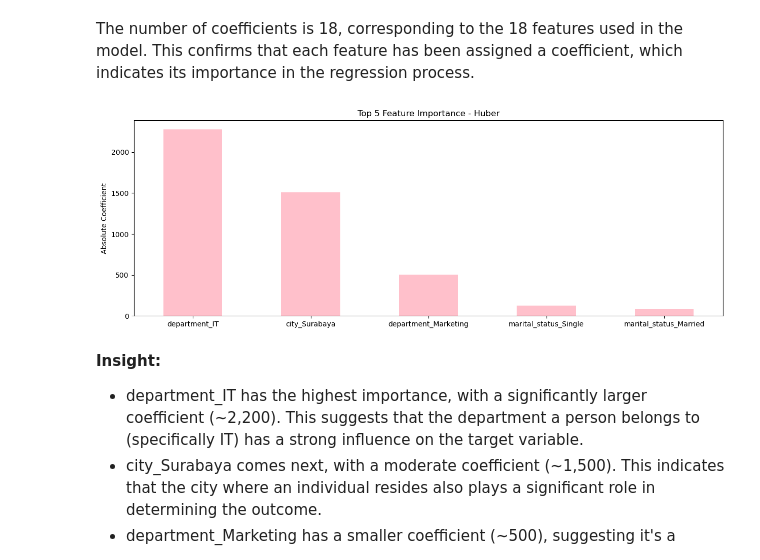
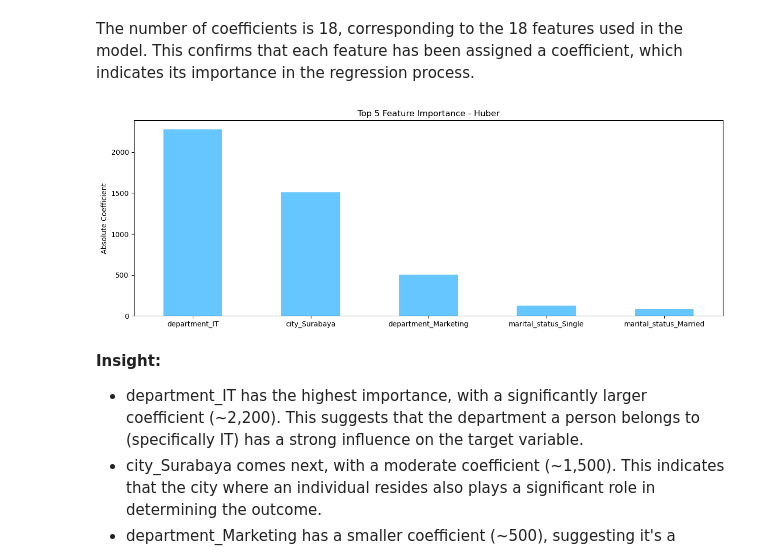
Before and after one commit to Quinntes/employee_income_prediction, a Jupyter notebook: employee_income_prediction.ipynb, the cells around one changed output. Saved outputs shown, nothing was run; the diff lists cells and outputs as text; code cells hidden in the pictures.

```diff
--- a/employee_income_prediction.ipynb
+++ b/employee_income_prediction.ipynb
@@ -1443,18 +1443,18 @@ The number of coefficients is 18, corresponding to the 18 features used in the m
 # %%
 # Feature importance
 importance = pd.Series(np.abs(coef), index=feature_names).sort_values(ascending=False)
 
 # Get the top 5 most important features
 top5 = importance.head(5)
 
 # Plot the top 5 features
-top5.plot(kind='bar', figsize=(15, 5), color='pink')  # Create a bar plot for the top 5 features
+top5.plot(kind='bar', figsize=(15, 5), color='#66C6FF')  # Create a bar plot for the top 5 features
 plt.title('Top 5 Feature Importance - Huber')  # Set the plot title
 plt.ylabel('Absolute Coefficient')  # Label for the y-axis
 plt.xticks(rotation=0)  # Rotate the x-axis labels to make them horizontal
 plt.show()  # Display the plot
 # %% [output]
-[figure, old version]
+[figure, new version]
 # %% [markdown]
 **Insight:**
 - department_IT has the highest importance, with a significantly larger coefficient (~2,200). This suggests that the department a person belongs to (specifically IT) has a strong influence on the target variable.
```
Also changed, not shown: parts of 17 cells of this notebook.
